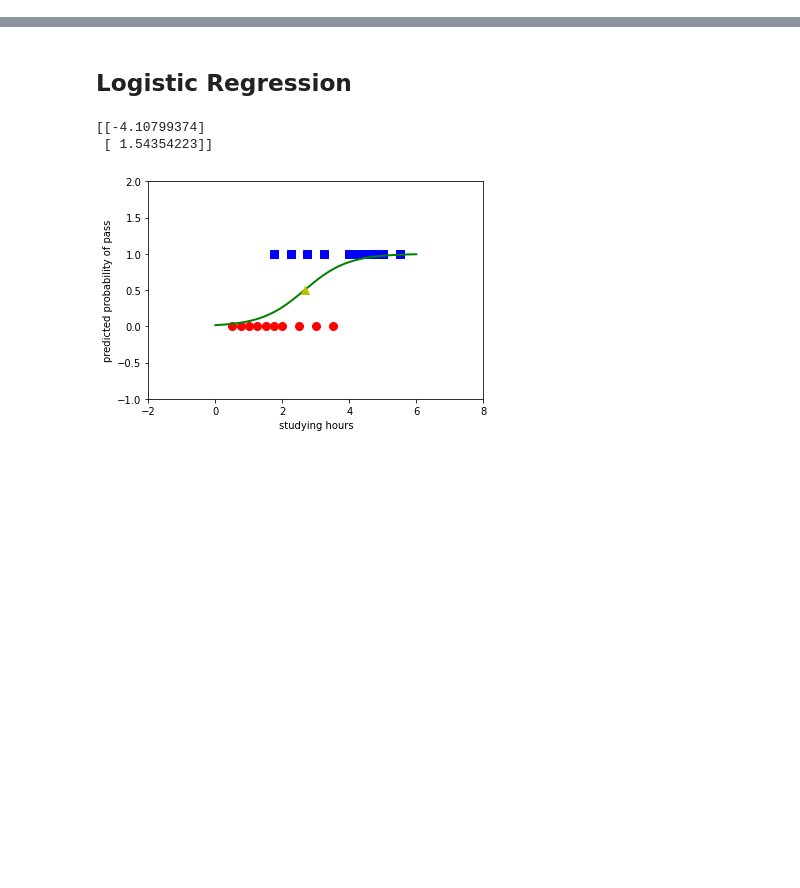
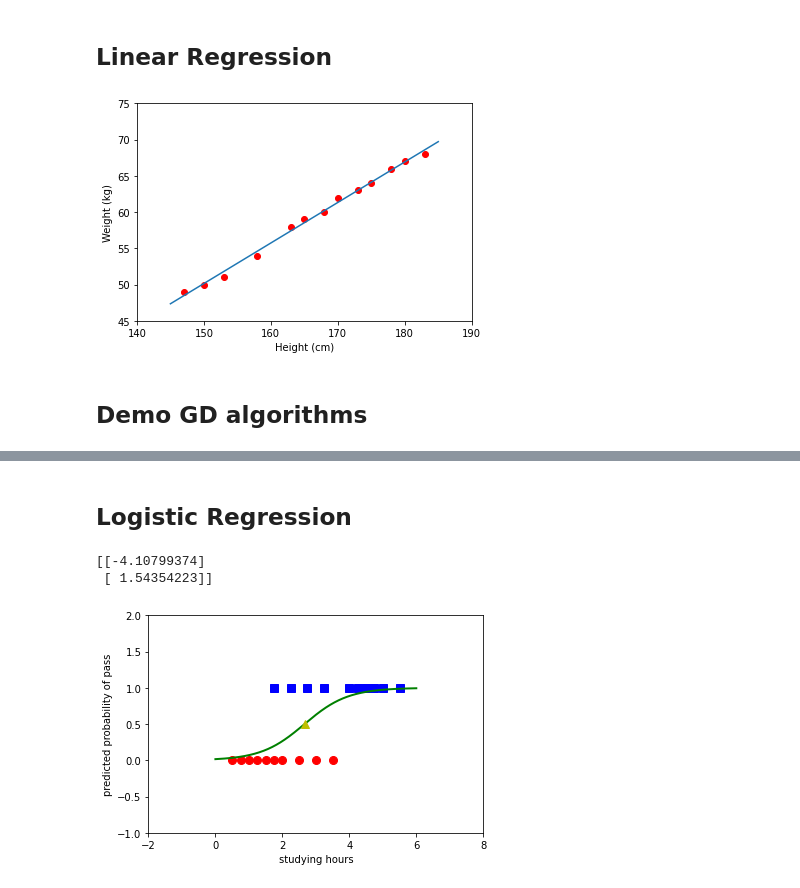
Before and after one commit to veevidify/data-pg, a Jupyter notebook: regression/regression_demo.ipynb, the cells around one changed output, grey strips where cells are left out. Cells and saved outputs as stored; diff of their text form; code cells hidden in the pictures; blank space fills up the shorter version.

Commit message:
demo linear regression with different GD methods

```diff
--- a/regression/regression_demo.ipynb
+++ b/regression/regression_demo.ipynb
@@ -0,0 +1,35 @@
+# %% [markdown]
+## Linear Regression
+# %%
+from __future__ import division, print_function, unicode_literals
+
+import numpy as np
+import matplotlib.pyplot as plt
+
+from regression.LinearRegression import LinearRegression
+
+# height (cm)
+X = np.array([[147, 150, 153, 158, 163, 165, 168, 170, 173, 175, 178, 180, 183]]).T
+
+# weight (kg)
+y = np.array([[ 49, 50, 51,  54, 58, 59, 60, 62, 63, 64, 66, 67, 68]]).T
+
+lr = LinearRegression(X, y)
+w = lr.fit()
+
+# Plot fitted line
+w_0 = w[0][0]
+w_1 = w[1][0]
+x0 = np.linspace(145, 185, 2)
+y0 = w_0 + w_1*x0
+
+plt.plot(X.T, y.T, 'ro')       # data
+plt.plot(x0, y0)               # fitted line
+plt.axis([140, 190, 45, 75])
+plt.xlabel('Height (cm)')
+plt.ylabel('Weight (kg)')
+plt.show()
+# %% [output]
+[figure, added]
+# %% [markdown]
+## Demo GD algorithms
```
Also changed, not shown: parts of 9 cells of this notebook, 1 other file.
